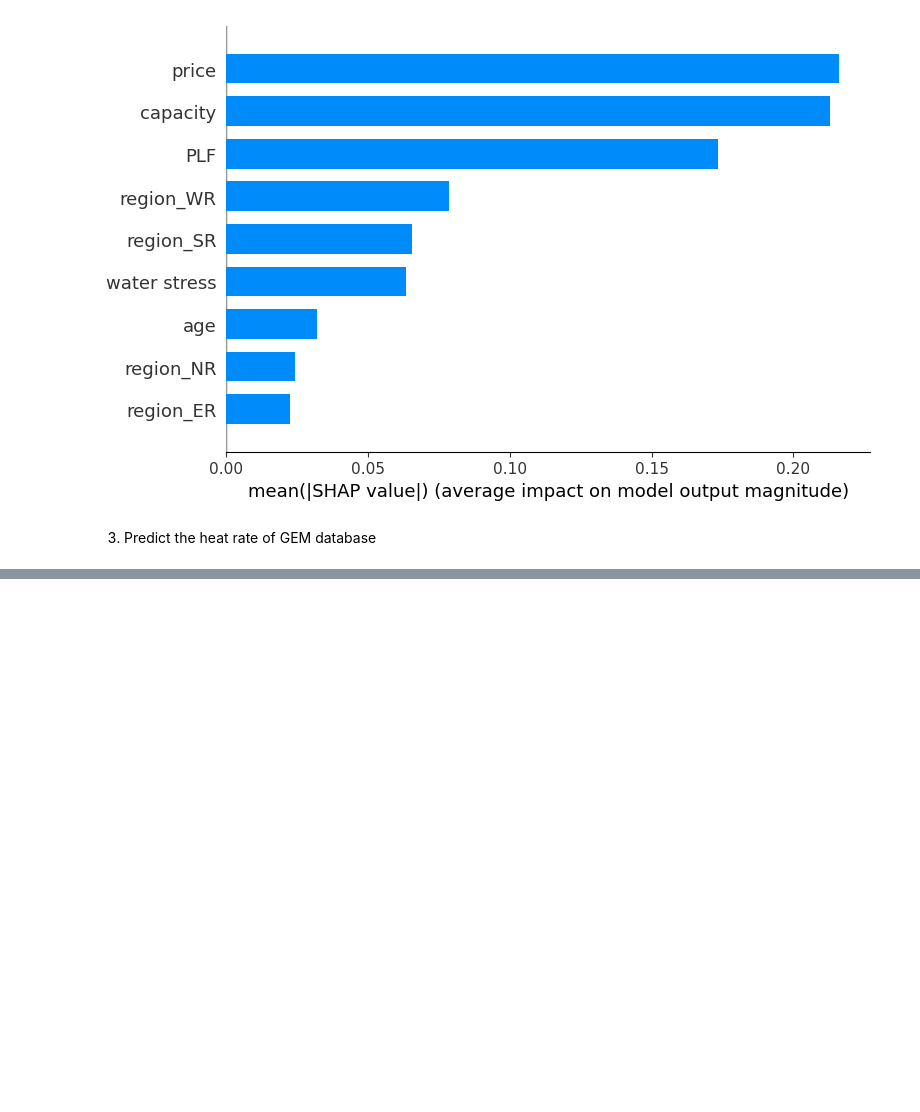
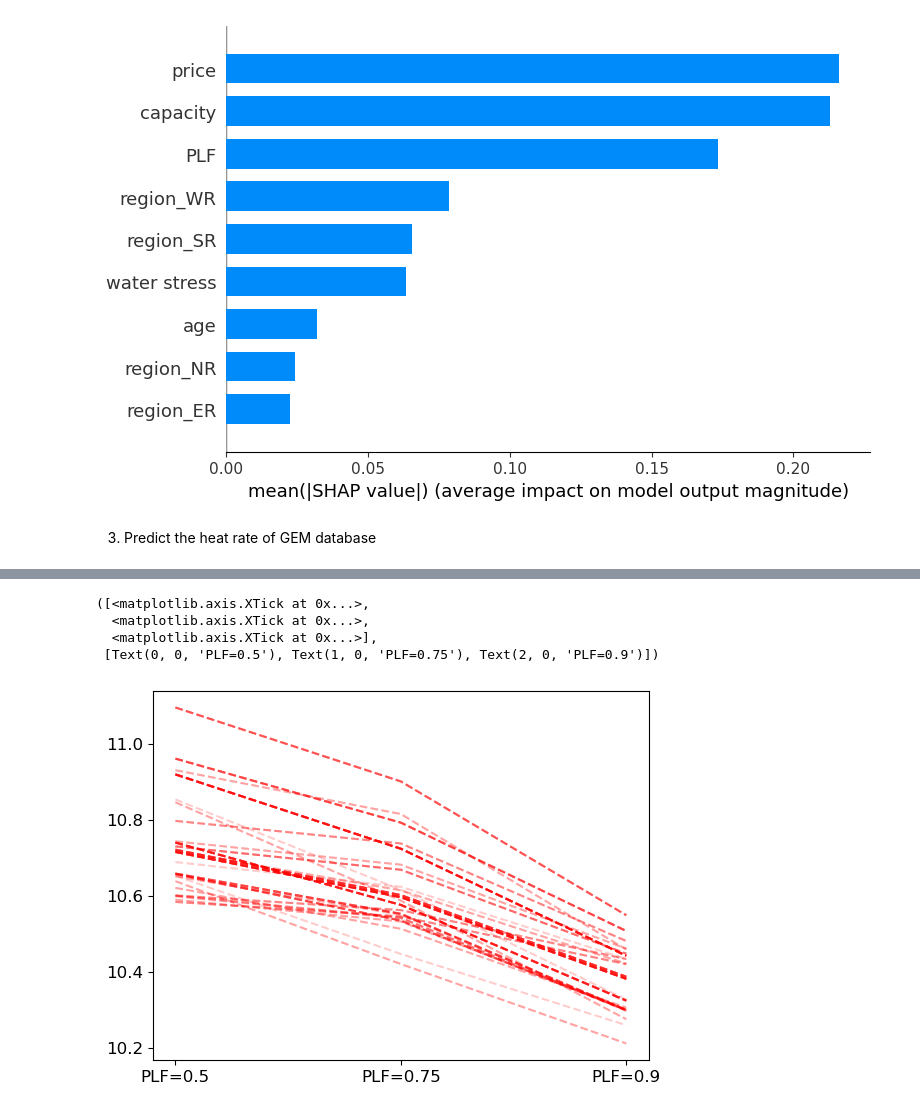
Before and after one commit to yifueve/India_SHR_dataset, a Jupyter notebook: run_models_supercritical.ipynb, the cells around one changed output, grey strips where cells are left out. Saved outputs shown, nothing was run; the diff lists cells and outputs as text; code cells hidden in the pictures; blank space fills up the shorter version.

```diff
--- a/run_models_supercritical.ipynb
+++ b/run_models_supercritical.ipynb
@@ -263,9 +260,0 @@ X_prediction = np.nan_to_num(X_prediction)
-# %%
-good_models['KNeighborsRegressor'].fit(X_train, y_train)
-predicted_gem_heat_value = good_models['GradientBoostingRegressor'].predict(X_prediction)
-
-gem_super_critical['Predicted_HR'] = predicted_gem_heat_value
-# save gem_super_critical
-gem_super_critical.to_csv('gem_predicted_supercritical.csv')
-
-print(predicted_gem_heat_value)
@@ -289,0 +261,9 @@ print(predicted_gem_heat_value)
+# %%
+gem_super_critical = gem_super_critical[['Tracker ID', 'Wiki page', 'Country',
+       'Subnational unit (province, state)','Unit', 'Plant', 'Capacity (MW)', 'Year',
+       'Combustion technology', 'Status', 'Latitude', 'Longitude','Heat rate (Btu per kWh)', 'Capacity factor',
+       'Remaining plant lifetime (years)', 'bws_score', 'coal_price',
+       'Predicted_HR_50.0', 'Predicted_HR_75.0', 'Predicted_HR_90.0']]
+
+
+gem_super_critical = gem_super_critical.reindex()
@@ -319,0 +311,12 @@ The dist attribute was deprecated in Matplotlib 3.6 and will be removed two mino
+# %%
+plt.figsize=(10, 6)
+for i in range(100):
+    plt.plot([gem_super_critical['Predicted_HR_50.0'].iloc[i], gem_super_critical['Predicted_HR_75.0'].iloc[i], gem_super_critical['Predicted_HR_90.0'].iloc[i]], '--',
+             color='red', alpha=0.2)
+plt.xticks(np.arange(0, 3), ['PLF=0.5', 'PLF=0.75', 'PLF=0.9'])
+# %% [output]
+([<matplotlib.axis.XTick at 0x...>,
+  <matplotlib.axis.XTick at 0x...>,
+  <matplotlib.axis.XTick at 0x...>],
+ [Text(0, 0, 'PLF=0.5'), Text(1, 0, 'PLF=0.75'), Text(2, 0, 'PLF=0.9')])
+[figure, added]
```
Also changed, not shown: parts of 9 cells of this notebook, 22 other files.
